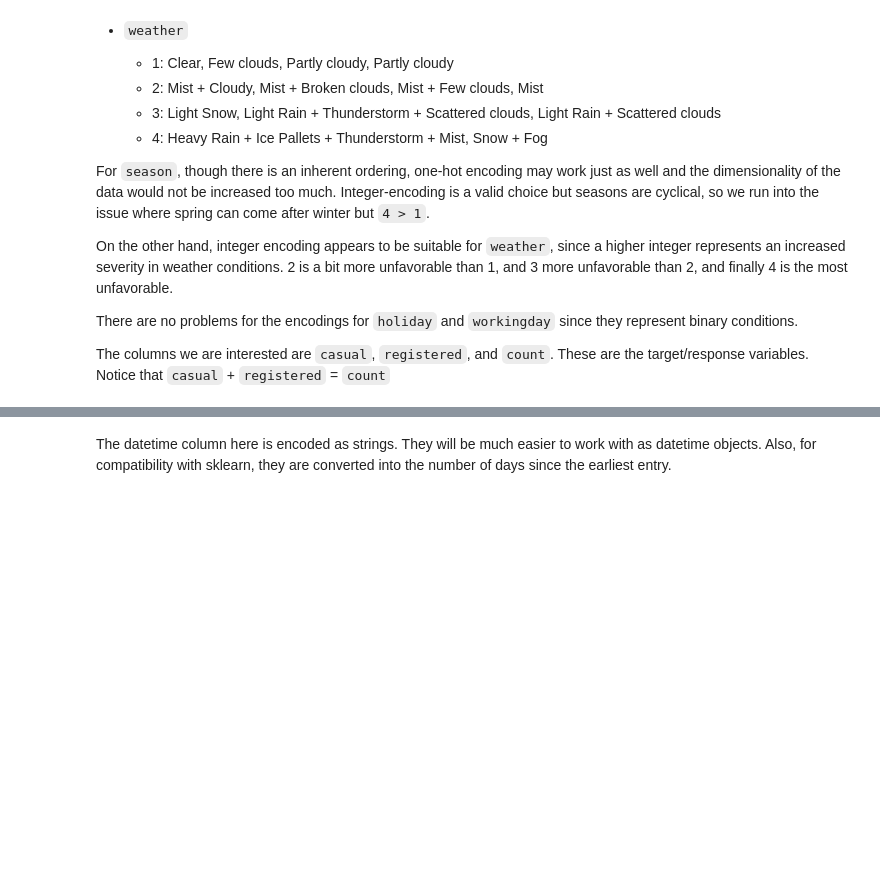
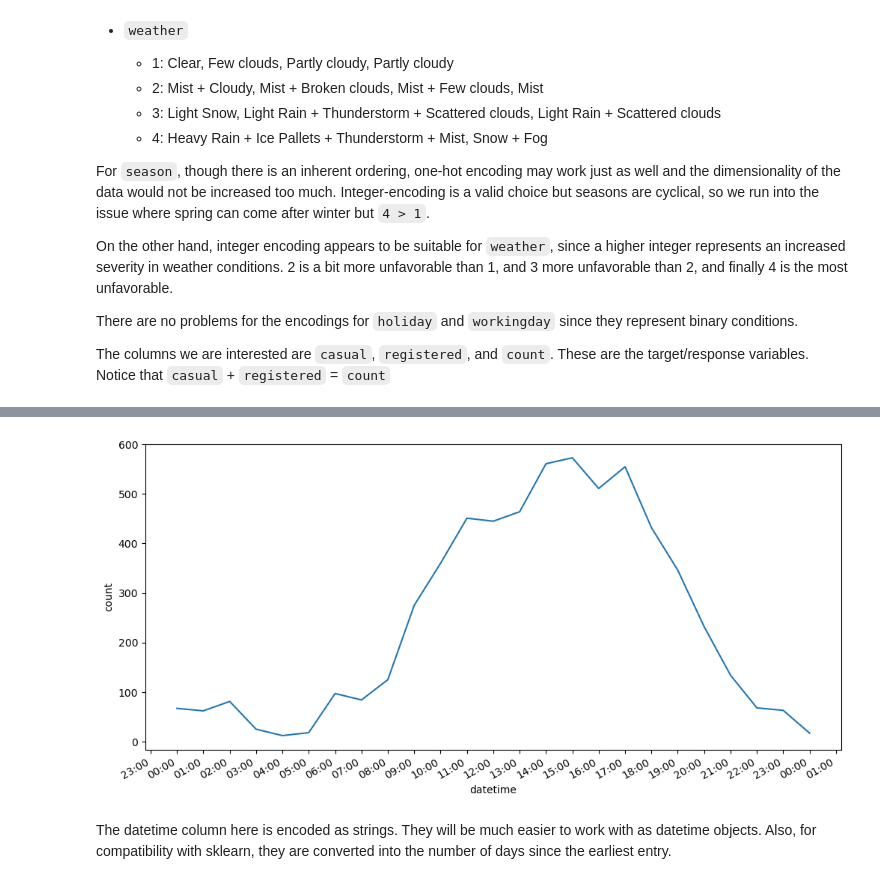
Before and after one commit to sampsonmao/bike_share, a Jupyter notebook: bike_nb.ipynb, the cells around one changed output, grey strips where cells are left out. Saved outputs shown, nothing was run; the diff lists cells and outputs as text; code cells hidden in the pictures; blank space fills up the shorter version.

```diff
--- a/bike_nb.ipynb
+++ b/bike_nb.ipynb
@@ -69,3 +107,11 @@ season_str = train.season.map({
+# %%
+fig, ax = plt.subplots(figsize=(12,6))
+sns.lineplot(data=train_df.query("datetime >= '2012-04-01' & datetime <= '2012-04-02'"), x="datetime", y="count", ax=ax)
+ax.xaxis.set_major_locator(mdates.HourLocator(byhour=range(24)))
+ax.xaxis.set_major_formatter(mdates.DateFormatter("%H:%M"))
+fig.autofmt_xdate()
+# %% [output]
+[figure, added]
 # %% [markdown]
 The datetime column here is encoded as strings. They will be much easier to work with as datetime objects. Also, for compatibility with sklearn, they are converted into the number of days since the earliest entry.
 # %%
```
Also changed, not shown: parts of 10 cells of this notebook.
